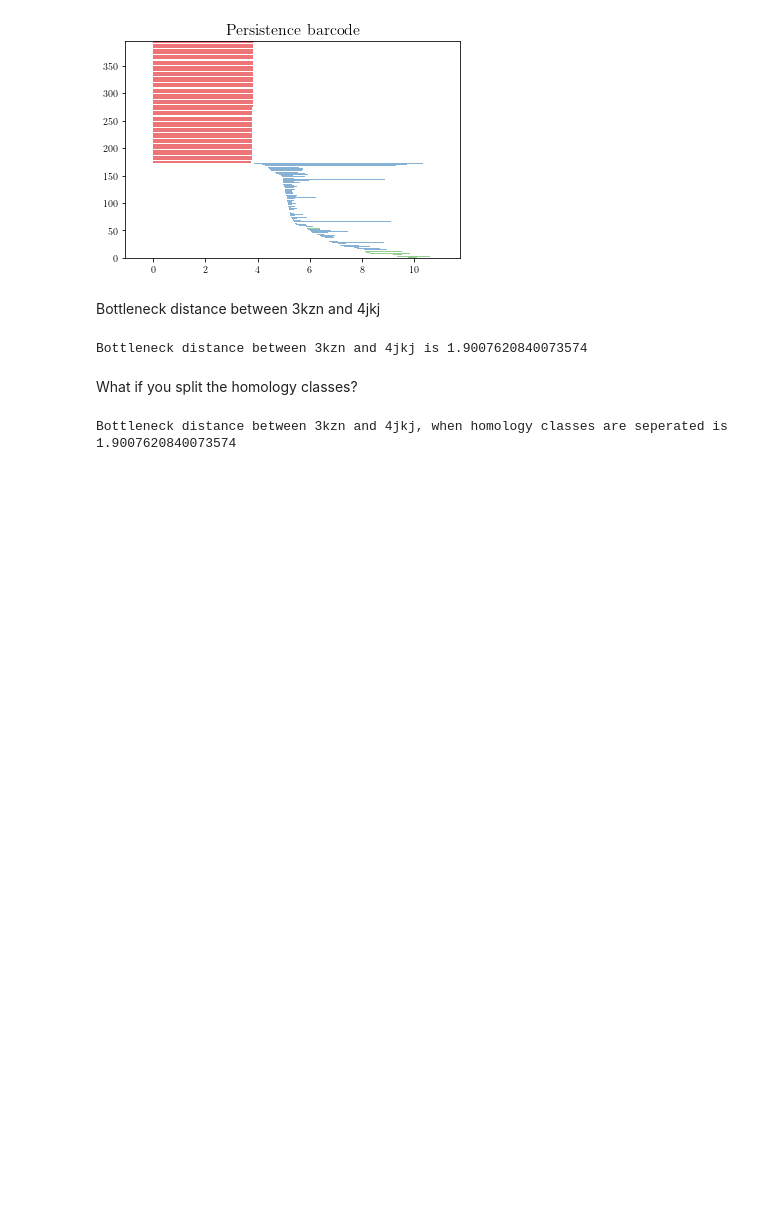
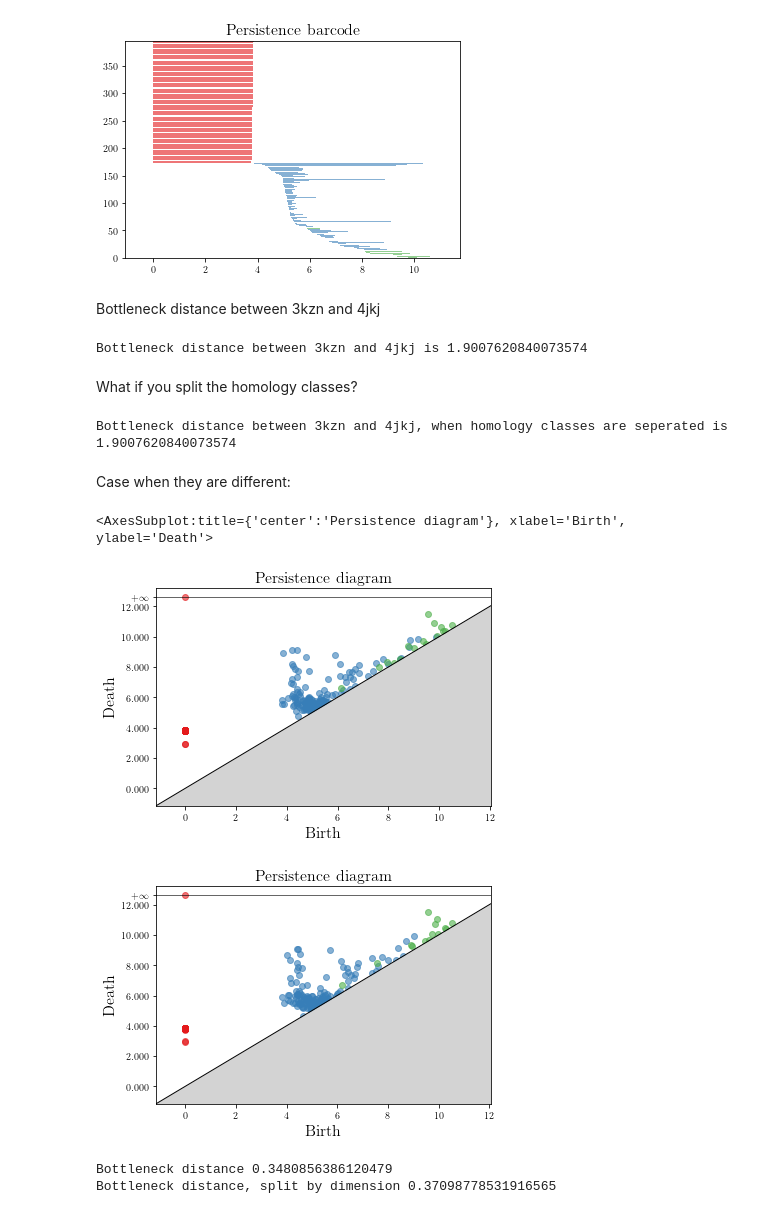
Before and after one commit to lamismukta/PersistenceLandscapes, a Jupyter notebook: src/examples/Bottleneck distances.ipynb, the cells around one changed output. Drawn from its saved outputs; the diff is of its cells as text; code cells hidden in the pictures; blank space fills up the shorter version.

Commit message:
improve bottleneck

```diff
--- a/src/examples/Bottleneck distances.ipynb
+++ b/src/examples/Bottleneck distances.ipynb
@@ -42,3 +41,23 @@ d_sep = bottleneck_by_dimension(barcode_3kzn, barcode_4jkj)
 print('Bottleneck distance between 3kzn and 4jkj, when homology classes are seperated is', d_sep)
 # %% [output]
 Bottleneck distance between 3kzn and 4jkj, when homology classes are seperated is 1.9007620840073574
+# %% [markdown]
+Case when they are different:
+# %%
+data_6yma = get_data('6yma','A')
+data_6ymb = get_data('6ymb','A')
+barcode_6yma = gudhi_barcode(data_6yma)
+barcode_6ymb = gudhi_barcode(data_6ymb)
+
+gd.plot_persistence_diagram(barcode_6yma)
+gd.plot_persistence_diagram(barcode_6ymb)
+# %% [output]
+<AxesSubplot:title={'center':'Persistence diagram'}, xlabel='Birth', ylabel='Death'>
+[figure, added]
+[figure, added]
+# %%
+print("Bottleneck distance", bottleneck(barcode_6yma, barcode_6ymb))
+print("Bottleneck distance, split by dimension", bottleneck_by_dimension(barcode_6yma, barcode_6ymb))
+# %% [output]
+Bottleneck distance 0.3480856386120479
+Bottleneck distance, split by dimension 0.37098778531916565
```
Also changed, not shown: parts of 3 cells of this notebook.
